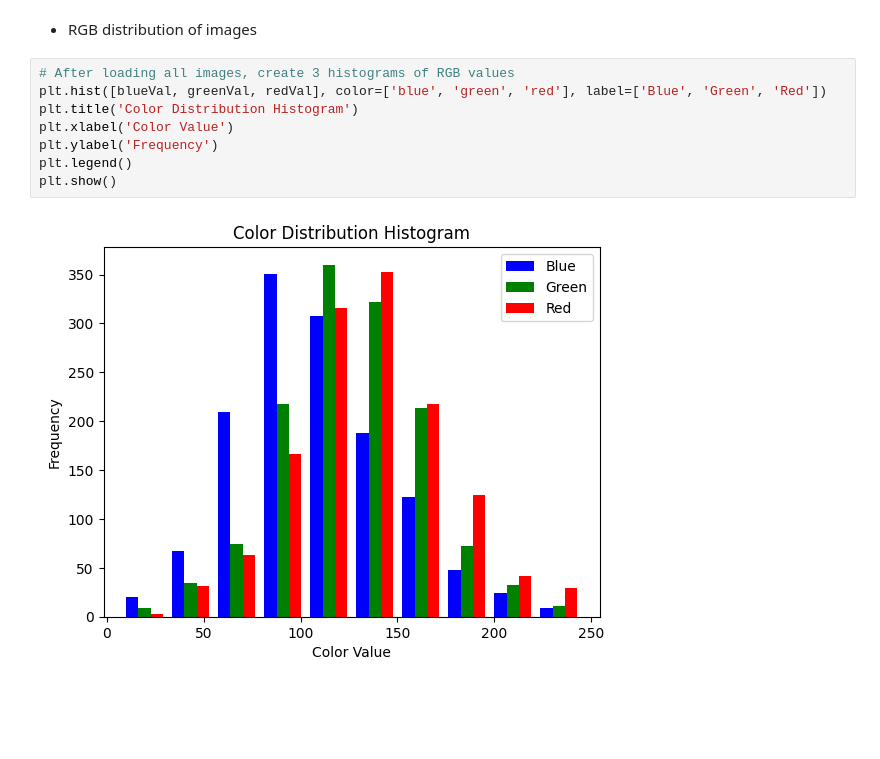
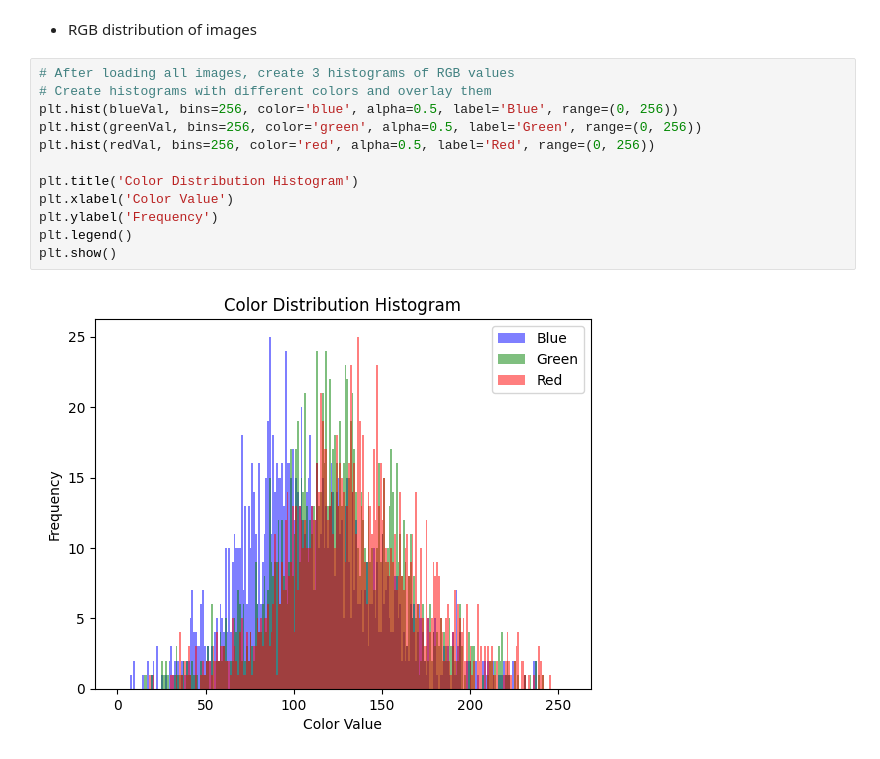
Before and after one commit to yanglinfang/npo_tech_wildlife_camera, a Jupyter notebook: imageRecognition.ipynb, the cells around one changed output. Drawn from its saved outputs; the diff is of its cells as text; blank space fills up the shorter version.

Commit message:
rgb distribution histogram finished

```diff
--- a/imageRecognition.ipynb
+++ b/imageRecognition.ipynb
@@ -151,11 +151,15 @@ plt.show()
 - RGB distribution of images
 # %%
 # After loading all images, create 3 histograms of RGB values
-plt.hist([blueVal, greenVal, redVal], color=['blue', 'green', 'red'], label=['Blue', 'Green', 'Red'])
+# Create histograms with different colors and overlay them
+plt.hist(blueVal, bins=256, color='blue', alpha=0.5, label='Blue', range=(0, 256))
+plt.hist(greenVal, bins=256, color='green', alpha=0.5, label='Green', range=(0, 256))
+plt.hist(redVal, bins=256, color='red', alpha=0.5, label='Red', range=(0, 256))
+
 plt.title('Color Distribution Histogram')
 plt.xlabel('Color Value')
 plt.ylabel('Frequency')
 plt.legend()
 plt.show()
 # %% [output]
-[figure, old version]
+[figure, new version]
```
Also changed, not shown: parts of 1 cell of this notebook, 1 other file.
